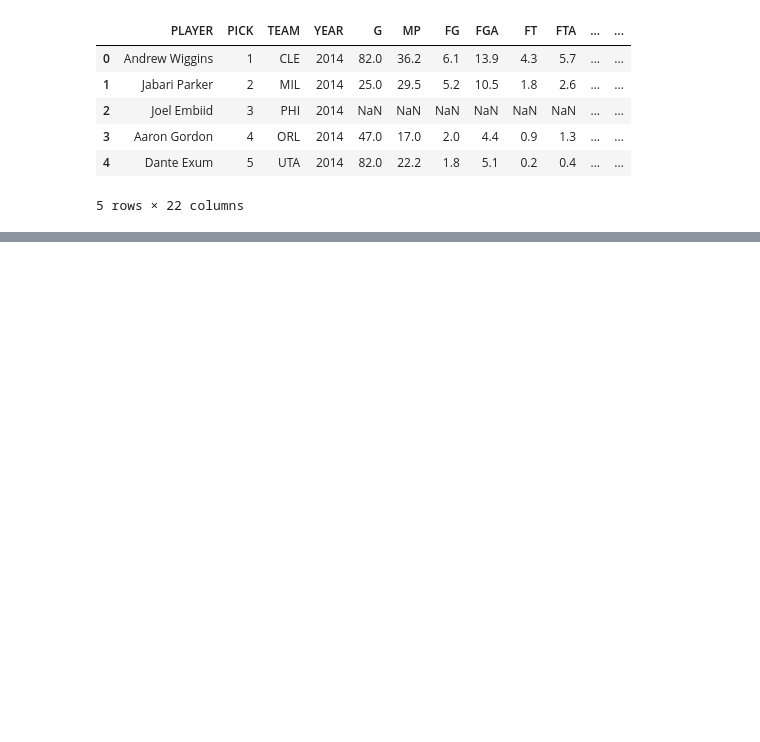
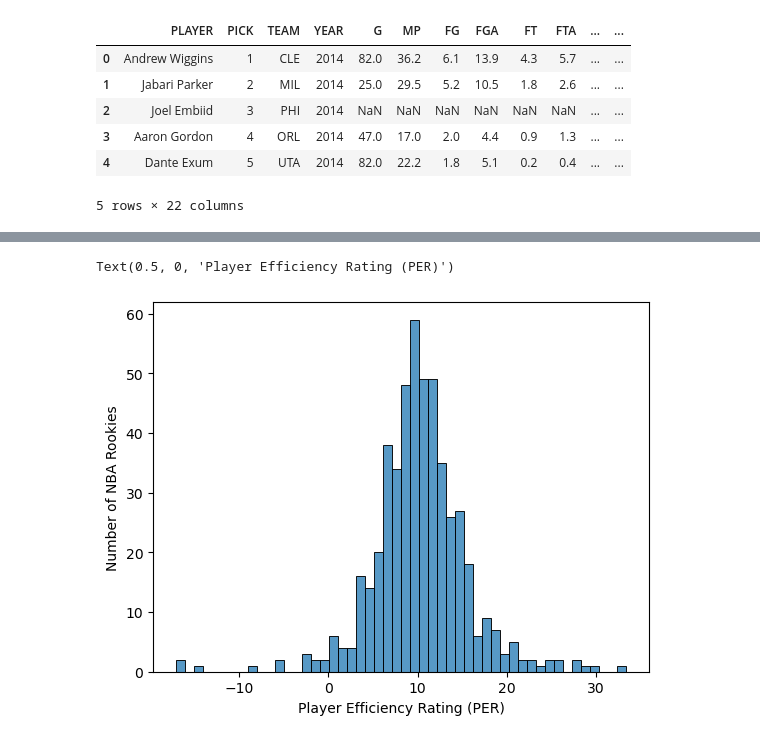
Before and after one commit to Zavello/capstone_DA12_NBA, a Jupyter notebook: notebooks/all_draft_class.ipynb, the cells around one changed output, grey strips where cells are left out. Saved outputs shown, nothing was run; the diff lists cells and outputs as text; code cells hidden in the pictures; blank space fills up the shorter version.

Commit message:
per_visuals

```diff
--- a/notebooks/all_draft_class.ipynb
+++ b/notebooks/all_draft_class.ipynb
@@ -49,0 +82,3 @@ rookies_eff.to_csv('rookie_eff.csv', index=False)
+# %%
+drop_injuries = rookies_eff.dropna()
+drop_injuries.head()
@@ -49,0 +93,9 @@ rookies_eff.to_csv('rookie_eff.csv', index=False)
+# %%
+import seaborn as sns
+import matplotlib.pyplot as plt
+sns.histplot(data=drop_injuries,x='PER', bins=50)
+plt.ylabel('Number of NBA Rookies')
+plt.xlabel('Player Efficiency Rating (PER)')
+# %% [output]
+Text(0.5, 0, 'Player Efficiency Rating (PER)')
+[figure, added]
```
Also changed, not shown: parts of 9 cells of this notebook, 3 other files.
